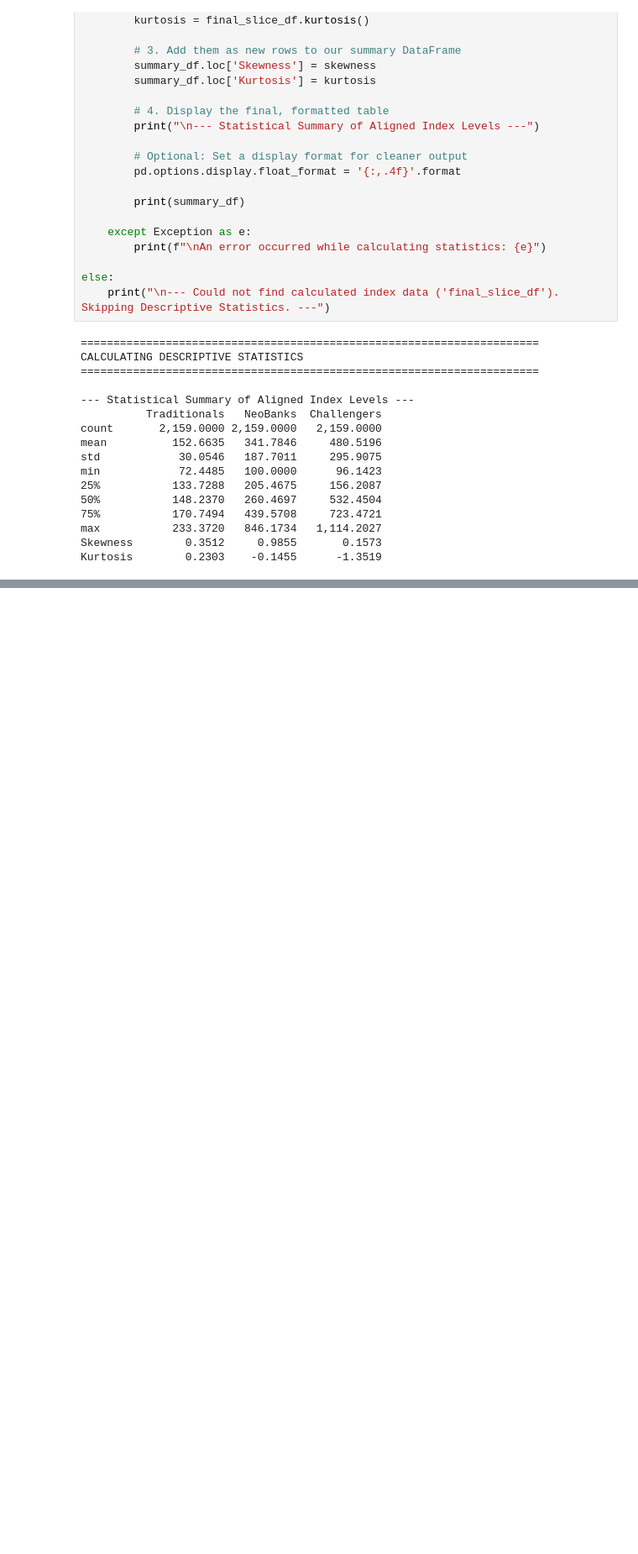
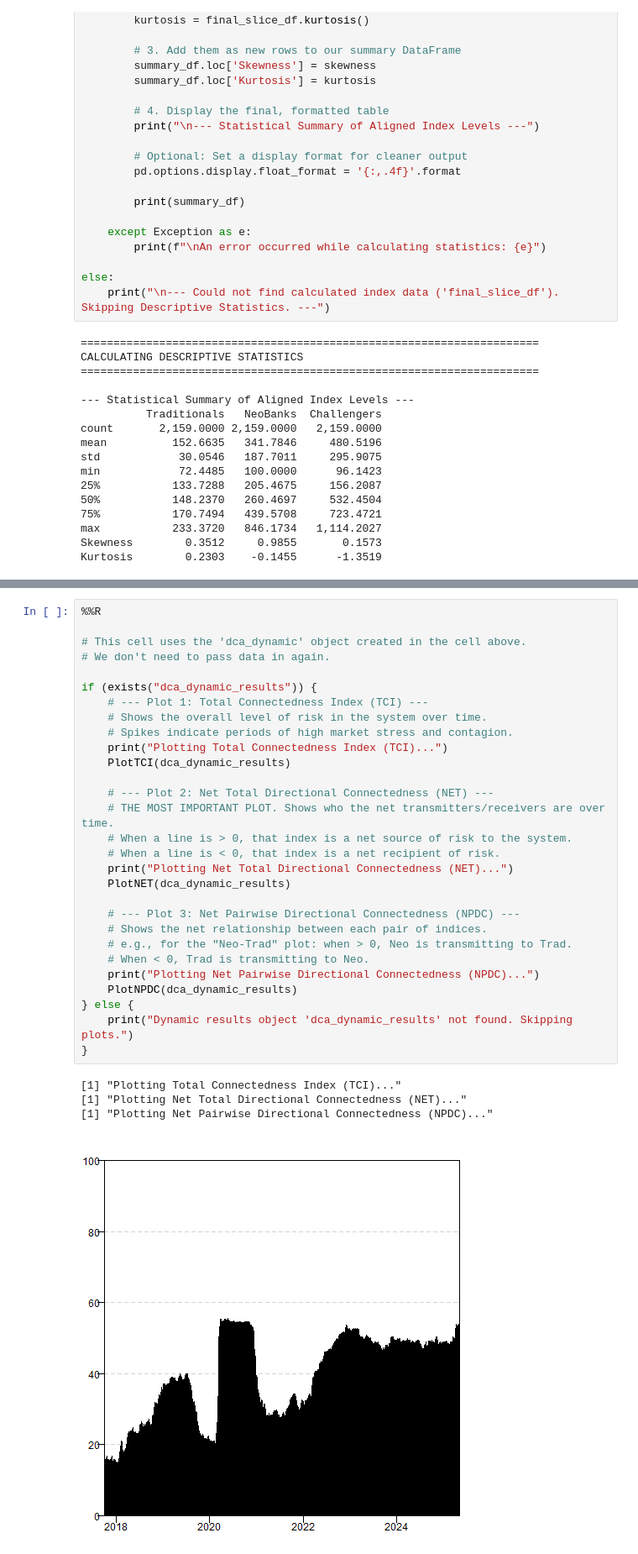
Before and after one commit to JamesGH1/FinanceResearch, a Jupyter notebook: IndexCreation - REMASTERED.ipynb, the cells around one changed output, grey strips where cells are left out. Shown at 84% size. Drawn from its saved outputs; the diff is of its cells as text; blank space fills up the shorter version.

```diff
--- a/IndexCreation - REMASTERED.ipynb
+++ b/IndexCreation - REMASTERED.ipynb
@@ -512,0 +656,34 @@ Kurtosis        0.2303    -0.1455      -1.3519
+# %%
+%%R
+
+# This cell uses the 'dca_dynamic' object created in the cell above.
+# We don't need to pass data in again.
+
+if (exists("dca_dynamic_results")) {
+    # --- Plot 1: Total Connectedness Index (TCI) ---
+    # Shows the overall level of risk in the system over time.
+    # Spikes indicate periods of high market stress and contagion.
+    print("Plotting Total Connectedness Index (TCI)...")
+    PlotTCI(dca_dynamic_results)
+
+    # --- Plot 2: Net Total Directional Connectedness (NET) ---
+    # THE MOST IMPORTANT PLOT. Shows who the net transmitters/receivers are over time.
+    # When a line is > 0, that index is a net source of risk to the system.
+    # When a line is < 0, that index is a net recipient of risk.
+    print("Plotting Net Total Directional Connectedness (NET)...")
+    PlotNET(dca_dynamic_results)
+
+    # --- Plot 3: Net Pairwise Directional Connectedness (NPDC) ---
+    # Shows the net relationship between each pair of indices.
+    # e.g., for the "Neo-Trad" plot: when > 0, Neo is transmitting to Trad.
+    # When < 0, Trad is transmitting to Neo.
+    print("Plotting Net Pairwise Directional Connectedness (NPDC)...")
+    PlotNPDC(dca_dynamic_results)
+} else {
+    print("Dynamic results object 'dca_dynamic_results' not found. Skipping plots.")
+}
+# %% [output]
+[1] "Plotting Total Connectedness Index (TCI)..."
+[1] "Plotting Net Total Directional Connectedness (NET)..."
+[1] "Plotting Net Pairwise Directional Connectedness (NPDC)..."
+[figure, added]
```
Also changed, not shown: parts of 9 cells of this notebook, 1 other file.
